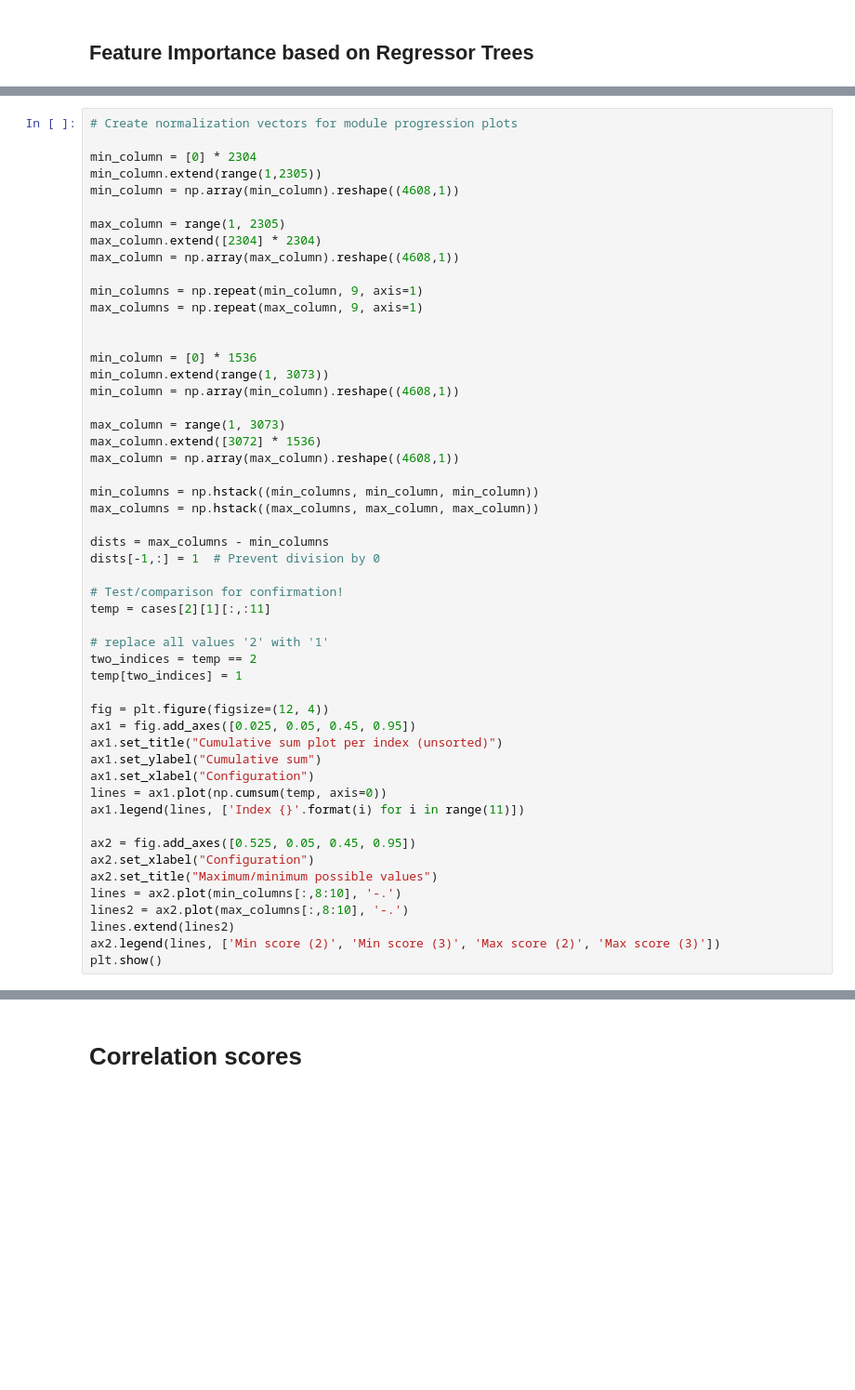
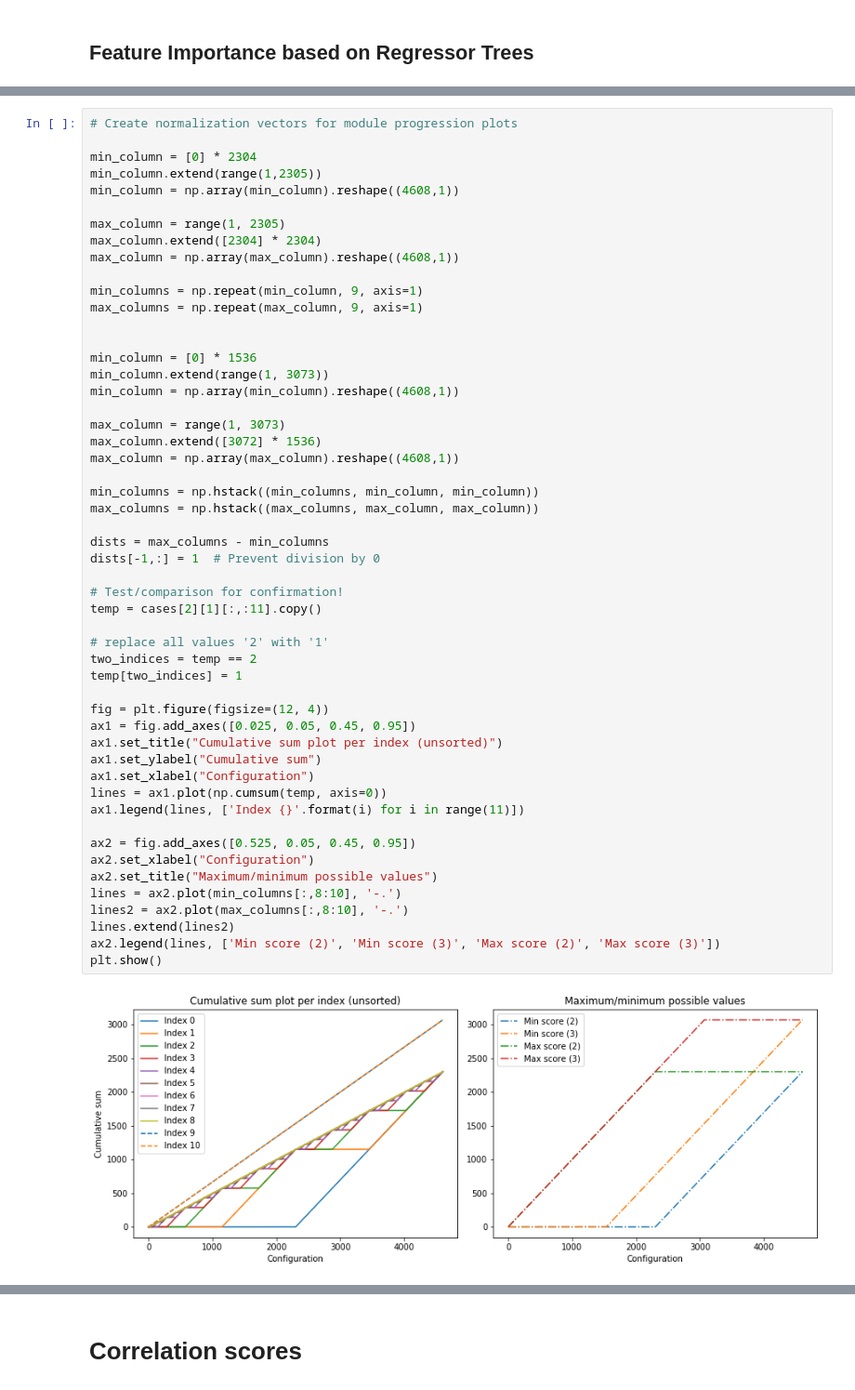
Before and after one commit to sjvrijn/ModEA, a Jupyter notebook: module_analysis.ipynb, the cells around one changed output, grey strips where cells are left out. Shown at 93% size. Cells and saved outputs as stored; diff of their text form; blank space fills up the shorter version.

```diff
--- a/module_analysis.ipynb
+++ b/module_analysis.ipynb
@@ -306,31 +320,33 @@ max_column.extend([3072] * 1536)
 max_column = np.array(max_column).reshape((4608,1))
 
 min_columns = np.hstack((min_columns, min_column, min_column))
 max_columns = np.hstack((max_columns, max_column, max_column))
 
 dists = max_columns - min_columns
 dists[-1,:] = 1  # Prevent division by 0
 
 # Test/comparison for confirmation!
-temp = cases[2][1][:,:11]
+temp = cases[2][1][:,:11].copy()
 
 # replace all values '2' with '1'
 two_indices = temp == 2
 temp[two_indices] = 1
 
 fig = plt.figure(figsize=(12, 4))
 ax1 = fig.add_axes([0.025, 0.05, 0.45, 0.95])
 ax1.set_title("Cumulative sum plot per index (unsorted)")
 ax1.set_ylabel("Cumulative sum")
 ax1.set_xlabel("Configuration")
 lines = ax1.plot(np.cumsum(temp, axis=0))
 ax1.legend(lines, ['Index {}'.format(i) for i in range(11)])
 
 ax2 = fig.add_axes([0.525, 0.05, 0.45, 0.95])
 ax2.set_xlabel("Configuration")
 ax2.set_title("Maximum/minimum possible values")
 lines = ax2.plot(min_columns[:,8:10], '-.')
 lines2 = ax2.plot(max_columns[:,8:10], '-.')
 lines.extend(lines2)
 ax2.legend(lines, ['Min score (2)', 'Min score (3)', 'Max score (2)', 'Max score (3)'])
 plt.show()
+# %% [output]
+[figure, added]
```
Also changed, not shown: parts of 54 cells of this notebook.
